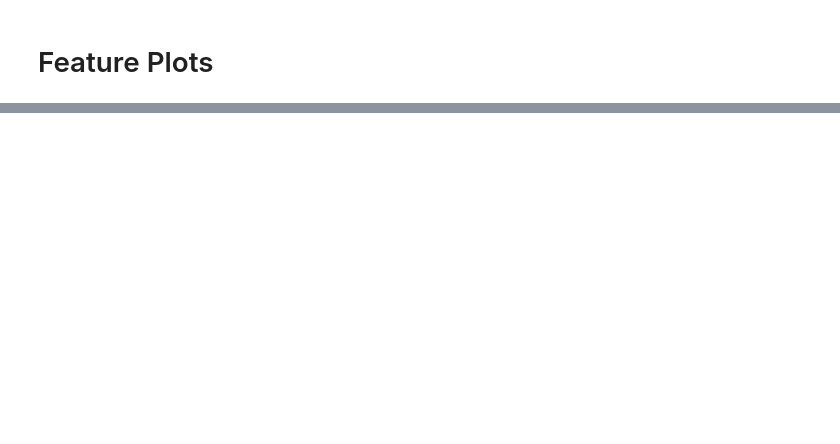
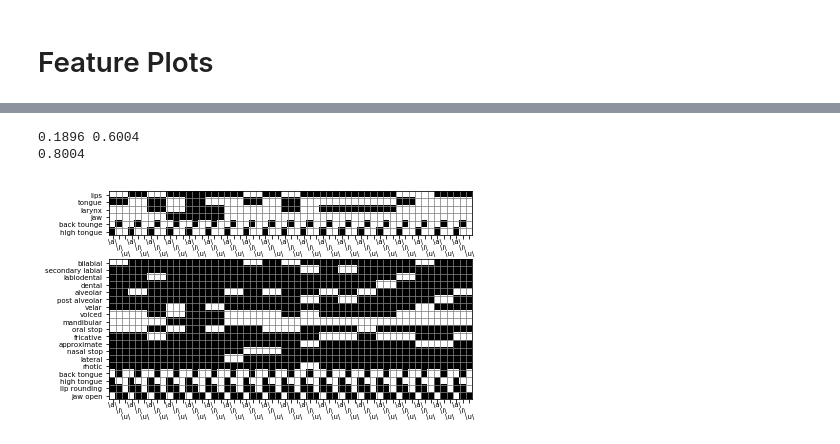
Before and after one commit to BouchardLab/cv_paper_plots, a Jupyter notebook: hierarchy/hierarchy.ipynb, the cells around one changed output, grey strips where cells are left out. Drawn from its saved outputs; the diff is of its cells as text; code cells hidden in the pictures; blank space fills up the shorter version.

```diff
--- a/hierarchy/hierarchy.ipynb
+++ b/hierarchy/hierarchy.ipynb
@@ -118,0 +133,32 @@ plt.show()
+# %%
+reload(articulator_features)
+f = plt.figure(figsize=(6, 3.25))
+
+t_e = .01
+r_e = .01
+l_e = .15
+b_e = .1
+v_gap = .1
+frac_top = 6. / (6. + 19.)
+
+h0 = (1 - t_e - b_e - v_gap) * frac_top
+h1 = (1 - t_e - b_e - v_gap) * (1 - frac_top)
+
+print(h0, h1)
+print(b_e + h1 + v_gap)
+ax0 = f.add_axes([l_e, b_e + h1 + v_gap, 1 - l_e - r_e, h0])
+ax1 = f.add_axes([l_e, b_e, 1 - l_e - r_e, h1])
+
+articulator_features.plot(ax)
+
+cvs, alabels, afeatures = articulator_features.get_articulator_state_matrix(ax0)
+cvs, plabels, pmv, features = articulator_features.get_phonetic_feature_matrix(ax1)
+
+plt.savefig(os.path.join(os.environ['HOME'], 'Downloads/articulatory_features.pdf'))
+plt.savefig(os.path.join(os.environ['HOME'], 'Downloads/articulatory_features.png'), dpi=300)
+
+plt.show()
+# %% [output]
+0.1896 0.6004
+0.8004
+[figure, added]
```
Also changed, not shown: parts of 3 cells of this notebook, 2 other files.
